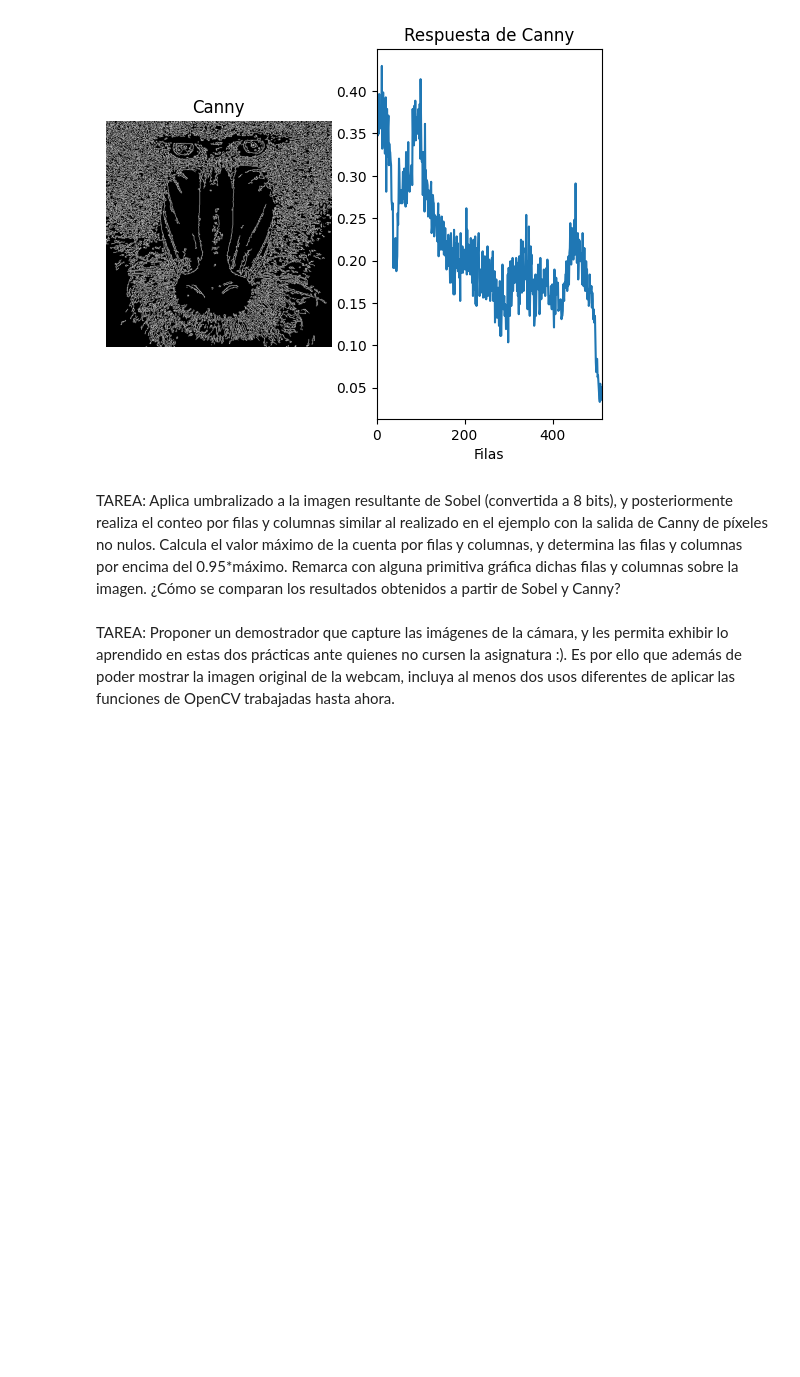
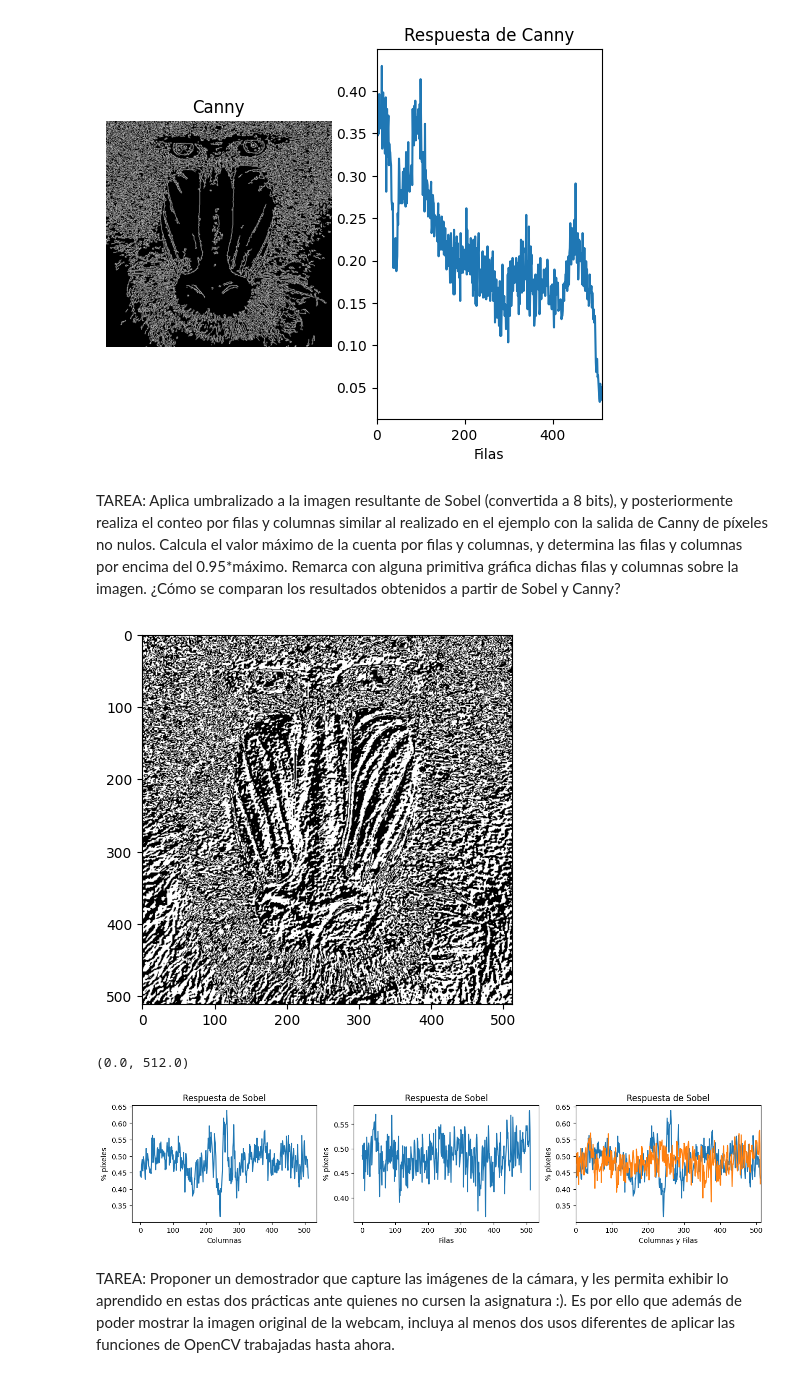
Before and after one commit to VisionPorComputador-G17/P2, a Jupyter notebook: VC_P2.ipynb, the cells around one changed output. Cells and saved outputs as stored; diff of their text form; code cells hidden in the pictures; blank space fills up the shorter version.

Commit message:
tarea sobel hecha

```diff
--- a/VC_P2.ipynb
+++ b/VC_P2.ipynb
@@ -63,6 +63,67 @@ Valor máximo: 0.365234375 - Columna: 104
 [figure]
 # %% [markdown]
 TAREA: Aplica umbralizado a la imagen resultante de Sobel (convertida a 8 bits), y posteriormente realiza el conteo por filas y columnas similar al realizado en el ejemplo con la salida de Canny de píxeles no nulos. Calcula el valor máximo de la cuenta por filas y columnas, y determina las filas y columnas por encima del 0.95*máximo. Remarca con alguna primitiva gráfica dichas filas y columnas sobre la imagen. ¿Cómo se comparan los resultados obtenidos a partir de Sobel y Canny?
+# %%
+#Lee imagen de archivo
+img = cv2.imread('mandril.jpg')
+#Conversión de la imagen a niveles de grises de la imagen original en BGR
+gris = cv2.cvtColor(img, cv2.COLOR_BGR2GRAY)
+# Gaussiana para suavizar la imagen original, eliminando altas frecuencias
+ggris = cv2.GaussianBlur(gris, (3, 3), 0)
+
+#Calcula en ambas direcciones (horizontal y vertical)
+sobelx = cv2.Sobel(ggris, cv2.CV_64F, 1, 0)  # x
+sobely = cv2.Sobel(ggris, cv2.CV_64F, 0, 1)  # y
+#Combina ambos resultados
+sobel = cv2.add(sobelx, sobely)
+#Se convierte a 8 bits
+sobel8 = np.uint8(sobel)
+
+#Define valor umbral
+valorUmbral = 130 #Prueba otros valores
+#Obtiene imagen umbralizada para dicho valor definido
+res, imagenUmbralizada = cv2.threshold(sobel8, valorUmbral, 255, cv2.THRESH_BINARY)
+#Muestra resultado
+plt.imshow(imagenUmbralizada, cmap='gray') #Visualiza con mapa de color gris
+plt.show()
+
+#Suma los valores de los pixeles por columna
+col_counts = cv2.reduce(imagenUmbralizada, 0, cv2.REDUCE_SUM, dtype=cv2.CV_32SC1)
+#Suma los valores de los pixeles por fila
+rows_counts = cv2.reduce(imagenUmbralizada, 1, cv2.REDUCE_SUM, dtype=cv2.CV_32SC1)
+
+#Normaliza en base al número de filas y al valor máximo del píxel (255)
+#El resultado será el número de píxeles blancos por columna
+cols = col_counts[0] / (255 * imagenUmbralizada.shape[1])
+#El resultado será el número de píxeles blancos por fila
+rows = rows_counts[:,0] / (255 * imagenUmbralizada.shape[1])
+
+#Muestra dicha cuenta gráficamente
+plt.figure(figsize=(16, 3))
+plt.subplot(1, 3, 1)
+plt.title("Respuesta de Sobel")
+plt.xlabel("Columnas")
+plt.ylabel("% píxeles")
+plt.plot(cols)
+
+plt.subplot(1, 3, 2)
+plt.title("Respuesta de Sobel")
+plt.xlabel("Filas")
+plt.ylabel("% píxeles")
+plt.plot(rows)
+
+plt.subplot(1, 3, 3)
+plt.title("Respuesta de Sobel")
+plt.xlabel("Columnas y Filas")
+plt.ylabel("% píxeles")
+plt.plot(cols)
+plt.plot(rows)
+#Rango en x definido por las columnas
+plt.xlim([0, imagenUmbralizada.shape[0]])
+# %% [output]
+[figure, added]
+(0.0, 512.0)
+[figure, added]
 # %% [markdown]
 TAREA: Proponer un demostrador que capture las imágenes de la cámara, y les permita exhibir lo aprendido en estas dos prácticas ante quienes no cursen la asignatura :). Es por ello que además de poder mostrar la imagen original de la webcam, incluya al menos dos usos diferentes de aplicar las funciones de OpenCV trabajadas hasta ahora.
 # %% [markdown]
```
